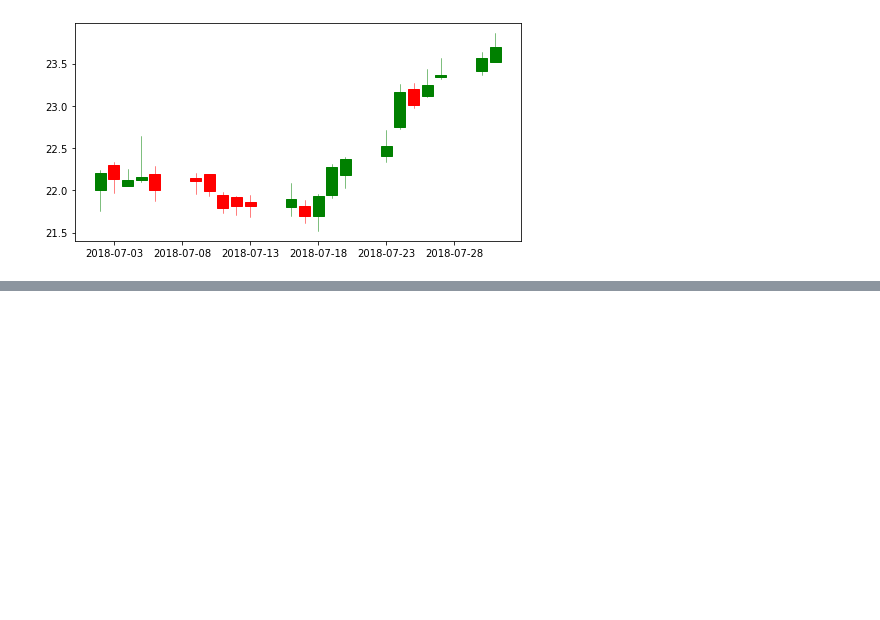
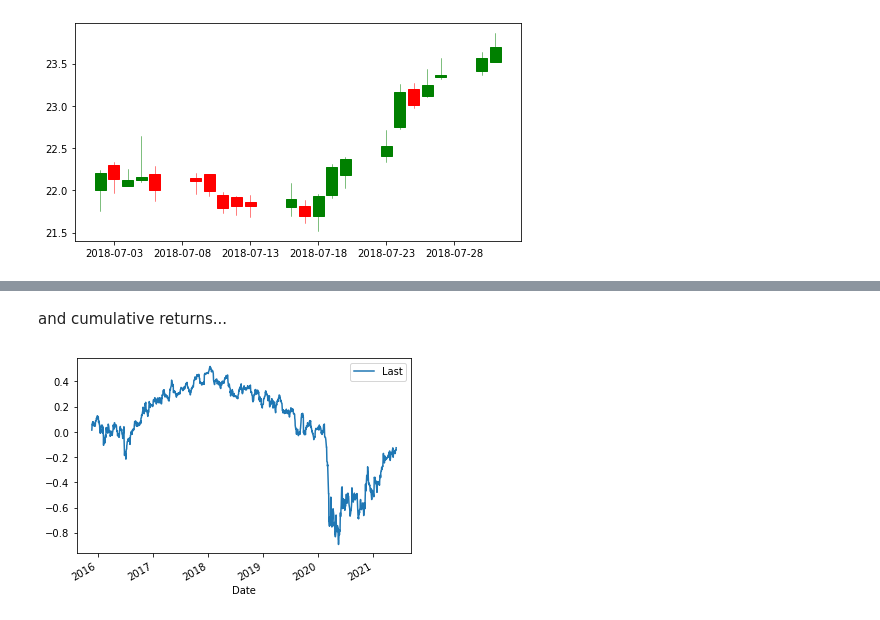
Before and after one commit to BR0B0T/Something, a Jupyter notebook: Financial_analytics.ipynb, the cells around one changed output, grey strips where cells are left out. Drawn from its saved outputs; the diff is of its cells as text; code cells hidden in the pictures; blank space fills up the shorter version.

```diff
--- a/Financial_analytics.ipynb
+++ b/Financial_analytics.ipynb
@@ -79,0 +96,7 @@ candlestick_ohlc(ax, df_ohlc.values, width=0.8, colorup='green', colordown='red'
+# %% [markdown]
+and cumulative returns...
+# %%
+df_cumsum = daily_changes.cumsum()
+df_cumsum.plot();
+# %% [output]
+[figure, added]
```
Also changed, not shown: parts of 17 cells of this notebook.
